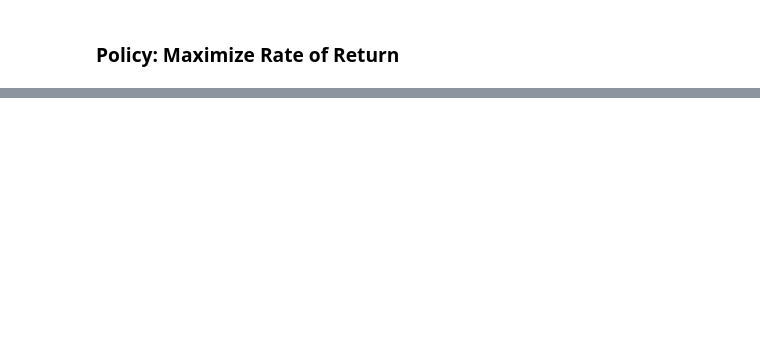
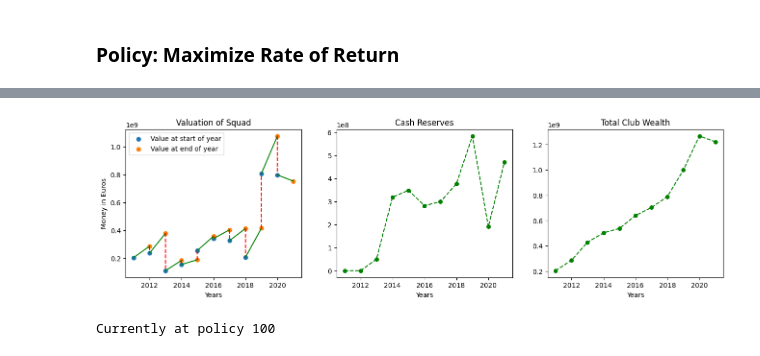
Before and after one commit to givani30/Dynamic-Programming-Stochastic-Control, a Jupyter notebook: IamJoseMourinho.ipynb, the cells around one changed output, grey strips where cells are left out. Saved outputs shown, nothing was run; the diff lists cells and outputs as text; code cells hidden in the pictures; blank space fills up the shorter version.

```diff
--- a/IamJoseMourinho.ipynb
+++ b/IamJoseMourinho.ipynb
@@ -330,0 +390,37 @@ print(np.append(balance, balance[-1]))
+# %%
+def random_walk(year, contents):
+  opps_df = {}
+  pol2_list = []
+  idx = 0
+  cash_balance = 0
+  previous_random_df = pd.DataFrame(columns=['name','position','price_start','price_finish','delta_percentage_price'], index=None)
+  for year in tqdm(year_range):
+    opps_df[idx] = get_oppertunites_df(year, contents)
+    pos_list = ['Left Forward', 'Centre Forward', 'Right Forward',
+            'Left Midfield', 'Centre Midfield', 'Right Midfield',
+            'Left Back', 'Centre Back', 'Right Back',
+                              'Goalkeeper']
+    too_expensive = True
+    while too_expensive:
+      random_df = pd.DataFrame(columns=['name','position','price_start','price_finish','delta_percentage_price'], index=None)
+      for pos in pos_list:
+        local_opps_df = opps_df[idx]
+        opp_df_pos = local_opps_df[local_opps_df['position'] == pos]
+        random_2_players_for_pos = opp_df_pos.sample(n=2)
+        random_df = pd.concat([random_df, random_2_players_for_pos])
+
+      purchase_price = sum(random_df['price_start'])
+      if purchase_price < cash_balance or idx==0:
+        cash_balance = cash_balance + sum(random_df['price_finish']) - sum(previous_random_df['price_start'])
+        previous_random_df = random_df
+        too_expensive = False
+
+    pol2_list.append(random_df)
+    idx += 1
+  return pol2_list
+
+pol2_list = random_walk(year, contents)
+# %%
+pol2_balance, pol2_player_values_start, pol2_player_values_end, pol2_club_wealth = plot_policy(pol2_list)
+# %% [output]
+[figure, added]
@@ -330,0 +457,12 @@ print(np.append(balance, balance[-1]))
+# %%
+from IPython.display import clear_output
+N = 100
+club_wealths = np.zeros((N,11))
+RoRs = np.zeros((N))
+for i in range(N):
+  pol = random_walk(year, contents)
+  club_wealths[i,:], RoRs[i] = get_club_wealth_from_policy(pol)
+  clear_output(wait=True)
+  print(f"Currently at policy {i+1}")
+# %% [output]
+Currently at policy 100
```
Also changed, not shown: parts of 19 cells of this notebook, 4 other files.
